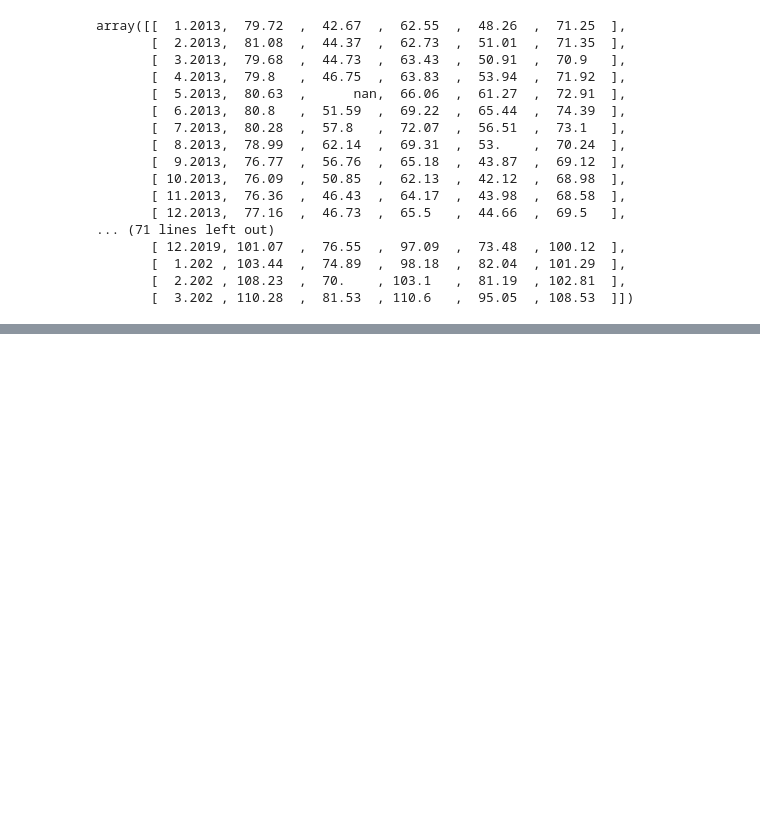
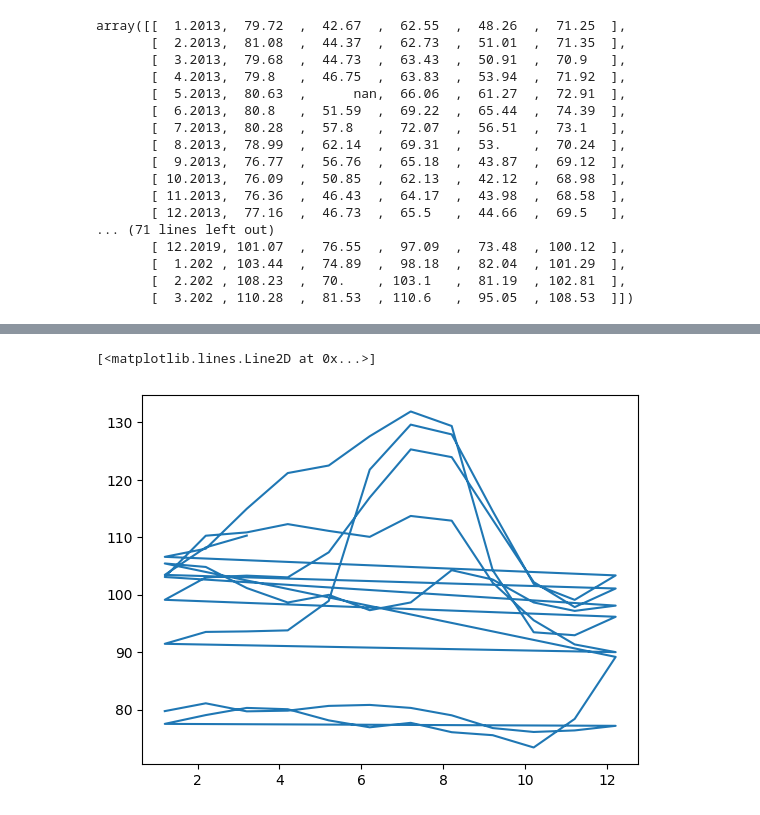
Before and after one commit to cataiap/Portafolio, a Jupyter notebook: Numpy.ipynb, the cells around one changed output, grey strips where cells are left out. Cells and saved outputs as stored; diff of their text form; code cells hidden in the pictures; blank space fills up the shorter version.

```diff
--- a/Numpy.ipynb
+++ b/Numpy.ipynb
@@ -104,0 +158,6 @@ datos_transpuestos = datos.T
+# %%
+plt.plot(fechas, precios[:,0])
+#Todas las filas de una misma ciudad
+# %% [output]
+[<matplotlib.lines.Line2D at 0x...>]
+[figure, added]
```
Also changed, not shown: parts of 16 cells of this notebook.
